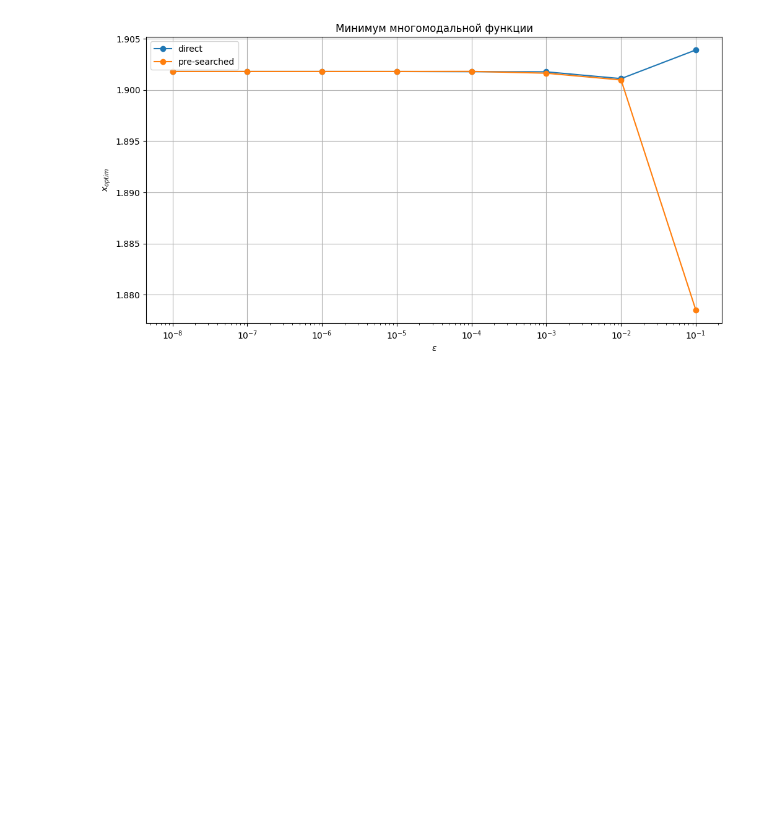
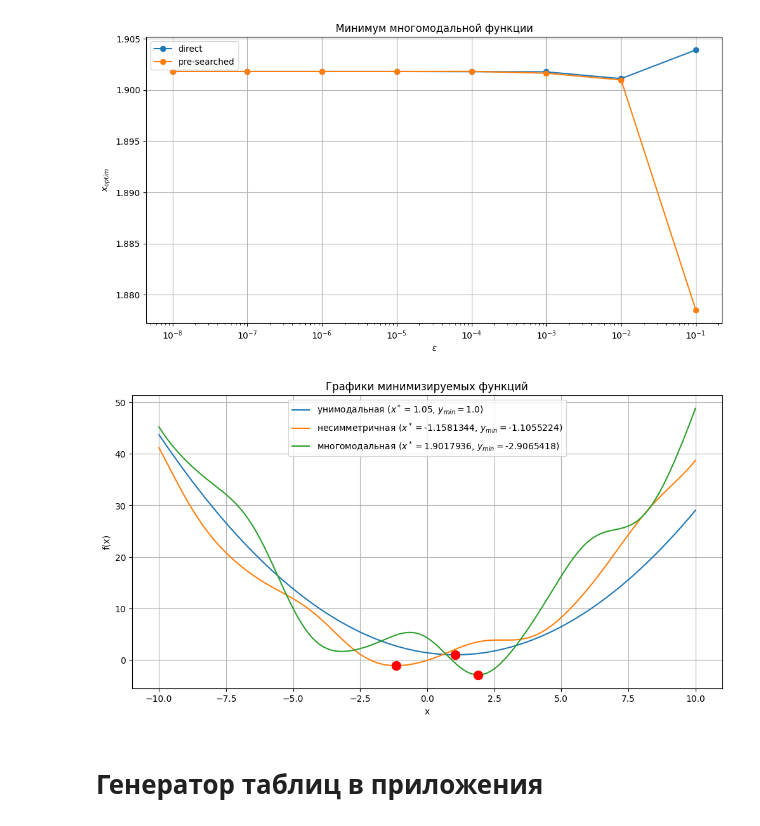
Before and after one commit to romangorbunov91/linear-search, a Jupyter notebook: notebook.ipynb, the cells around one changed output. Cells and saved outputs as stored; diff of their text form; code cells hidden in the pictures; blank space fills up the shorter version.

```diff
--- a/notebook.ipynb
+++ b/notebook.ipynb
@@ -636,3 +648,29 @@ plt.legend(search_opt)
 plt.show()
 # %% [output]
 [figure]
+# %%
+x_optim_gr = [0]*3
+y_optim_gr = [0]*3
+
+x_optim_gr[0], _, _, _ = dihotom(f=f_unimod, x_min=x_min, x_max=x_max, max_iter=max_iter, eps=1e-8)
+x_optim_gr[1], _, _, _ = dihotom(f=f_nonsym, x_min=x_min, x_max=x_max, max_iter=max_iter, eps=1e-8)
+x_optim_gr[2] = x_optim_arr[1][-1]
+y_optim_gr[0] = f_unimod(x_optim_gr[0])
+y_optim_gr[1] = f_nonsym(x_optim_gr[1])
+y_optim_gr[2] = f_mulmod(x_optim_gr[2])
+
+plt.figure(figsize=user_figsize)
+for lbl, G, x_opt, y_opt in zip(labels, G_plot, x_optim_gr, y_optim_gr):
+    plt.plot(x, G, label=lbl + ' ($x^*=$' + str(np.round(x_opt,7)) + ', $y_{min}=$' + str(np.round(y_opt,7)) + ')')
+    plt.plot(x_opt, y_opt, 'ro', markersize=10)
+plt.legend()
+plt.title('Графики минимизируемых функций')
+plt.xlabel('x')
+plt.ylabel('f(x)')
+plt.grid(True)
+plt.savefig('readme_img/functions.png', bbox_inches='tight')
+plt.show()
+# %% [output]
+[figure, added]
+# %% [markdown]
+# Генератор таблиц в приложения
```
Also changed, not shown: parts of 21 cells of this notebook, 1 other file.
